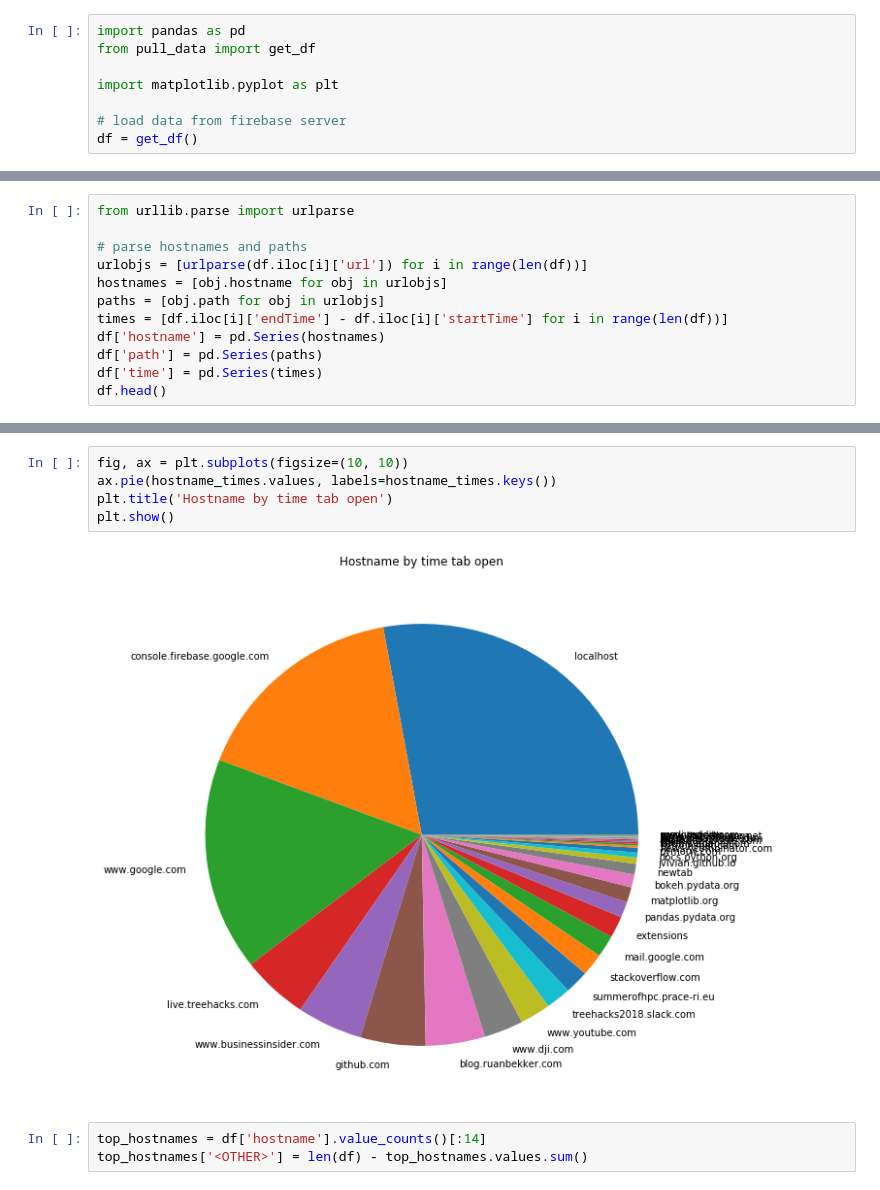
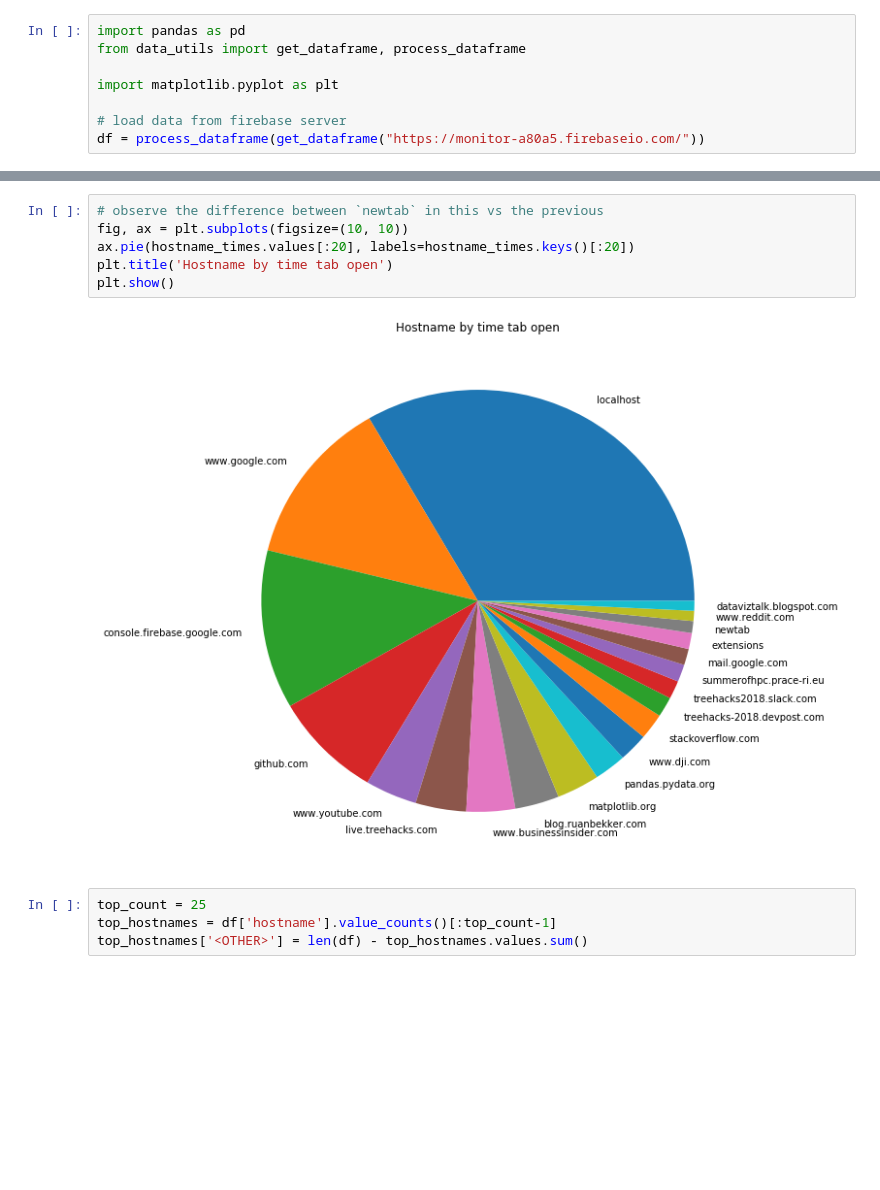
Before and after one commit to chrisdats/TJ-habit-bot, a Jupyter notebook: data_analysis/analysis.ipynb, the cells around one changed output, grey strips where cells are left out. Drawn from its saved outputs; the diff is of its cells as text; blank space fills up the shorter version.

```diff
--- a/data_analysis/analysis.ipynb
+++ b/data_analysis/analysis.ipynb
@@ -1,8 +1,8 @@
 # %%
 import pandas as pd
-from pull_data import get_df
+from data_utils import get_dataframe, process_dataframe
 
 import matplotlib.pyplot as plt
 
 # load data from firebase server
-df = get_df()
+df = process_dataframe(get_dataframe("https://monitor-a80a5.firebaseio.com/"))
@@ -18,12 +21,0 @@ df.head()
-# %%
-from urllib.parse import urlparse
-
-# parse hostnames and paths
-urlobjs = [urlparse(df.iloc[i]['url']) for i in range(len(df))]
-hostnames = [obj.hostname for obj in urlobjs]
-paths = [obj.path for obj in urlobjs]
-times = [df.iloc[i]['endTime'] - df.iloc[i]['startTime'] for i in range(len(df))]
-df['hostname'] = pd.Series(hostnames)
-df['path'] = pd.Series(paths)
-df['time'] = pd.Series(times)
-df.head()
@@ -82,12 +69,14 @@ hostname_times STD:  1.97029175827
 # %%
+# observe the difference between `newtab` in this vs the previous
 fig, ax = plt.subplots(figsize=(10, 10))
-ax.pie(hostname_times.values, labels=hostname_times.keys())
+ax.pie(hostname_times.values[:20], labels=hostname_times.keys()[:20])
 plt.title('Hostname by time tab open')
 plt.show()
 # %% [output]
-[figure, old version]
+[figure, new version]
 # %%
-top_hostnames = df['hostname'].value_counts()[:14]
+top_count = 25
+top_hostnames = df['hostname'].value_counts()[:top_count-1]
 top_hostnames['<OTHER>'] = len(df) - top_hostnames.values.sum()
 # %%
 import numpy as np
```
Also changed, not shown: parts of 13 cells of this notebook, 2 other files.
